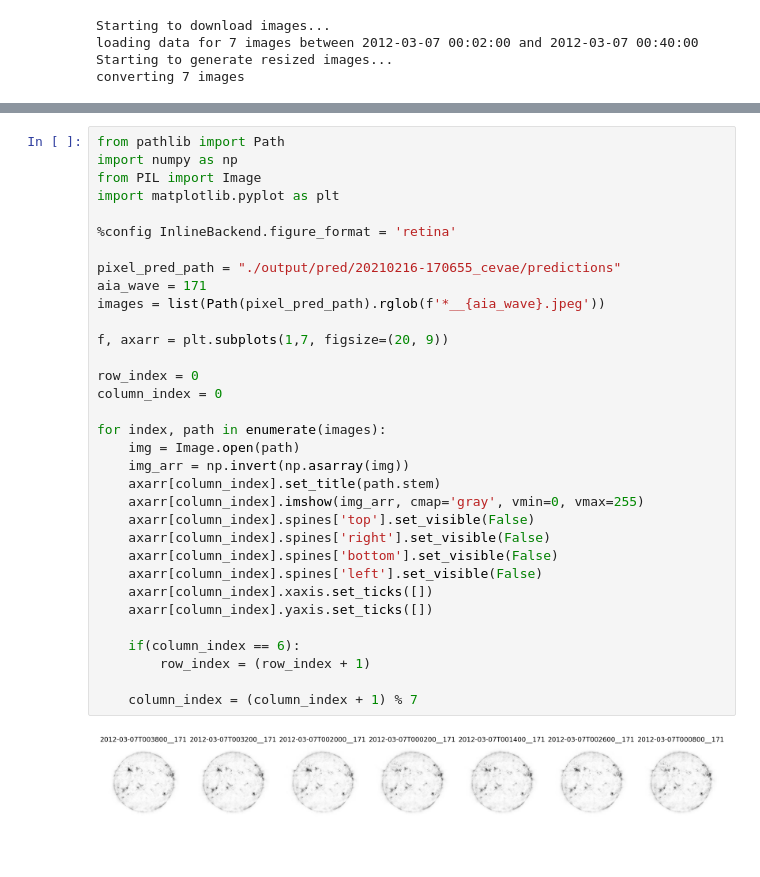
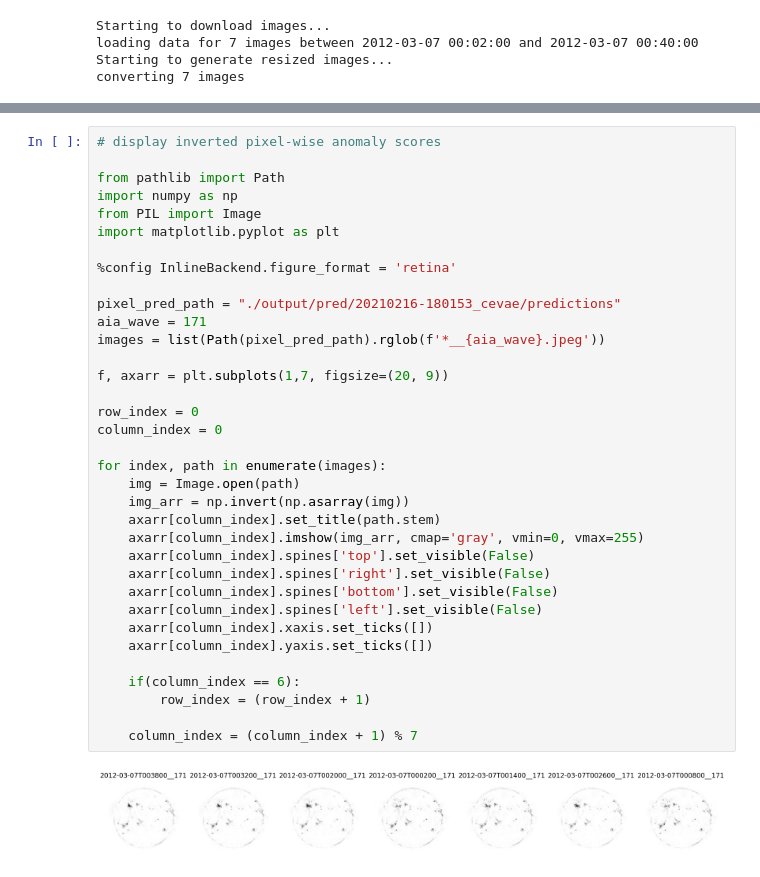
Before and after one commit to i4Ds/sdo-cli, a Jupyter notebook: notebooks/e2ePipeline.ipynb, the cells around one changed output, grey strips where cells are left out. Saved outputs shown, nothing was run; the diff lists cells and outputs as text.

```diff
--- a/notebooks/e2ePipeline.ipynb
+++ b/notebooks/e2ePipeline.ipynb
@@ -145,40 +147,42 @@ VAE(
   )
 )
 # %%
+# display inverted pixel-wise anomaly scores
+
 from pathlib import Path
 import numpy as np
 from PIL import Image
 import matplotlib.pyplot as plt
 
 %config InlineBackend.figure_format = 'retina'
 
-pixel_pred_path = "./output/pred/20210216-170655_cevae/predictions"
+pixel_pred_path = "./output/pred/20210216-180153_cevae/predictions"
 aia_wave = 171
 images = list(Path(pixel_pred_path).rglob(f'*__{aia_wave}.jpeg'))
 
 f, axarr = plt.subplots(1,7, figsize=(20, 9))
 
 row_index = 0
 column_index = 0
 
 for index, path in enumerate(images):
     img = Image.open(path)
     img_arr = np.invert(np.asarray(img))
     axarr[column_index].set_title(path.stem)
     axarr[column_index].imshow(img_arr, cmap='gray', vmin=0, vmax=255)
     axarr[column_index].spines['top'].set_visible(False)
     axarr[column_index].spines['right'].set_visible(False)
     axarr[column_index].spines['bottom'].set_visible(False)
     axarr[column_index].spines['left'].set_visible(False)
     axarr[column_index].xaxis.set_ticks([])
     axarr[column_index].yaxis.set_ticks([])
 
     if(column_index == 6):
         row_index = (row_index + 1)
 
     column_index = (column_index + 1) % 7
 # %% [output]
-[figure, old version]
+[figure, new version]
 # %%
 # sample-level predictions
 
```
Also changed, not shown: parts of 8 cells of this notebook.
